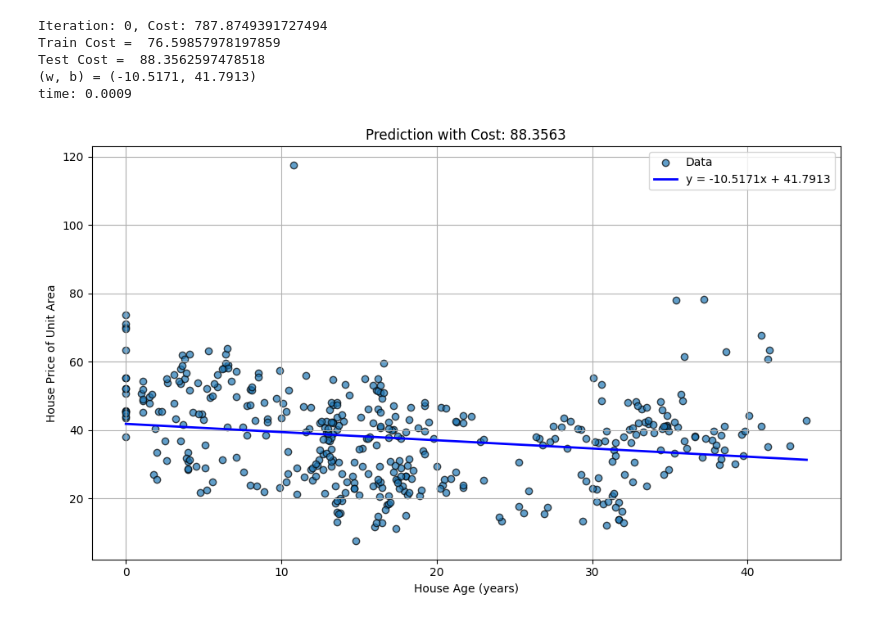
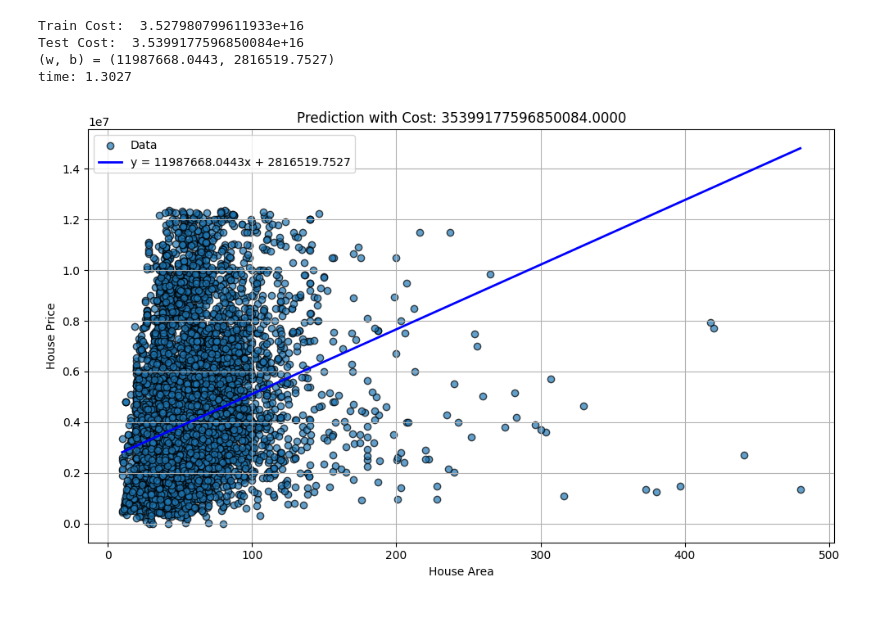
Before and after one commit to bp2881/machinelearning-algo, a Jupyter notebook: LinearRegression_ov.ipynb, the cells around one changed output. Drawn from its saved outputs; the diff is of its cells as text; code cells hidden in the pictures.

```diff
--- a/LinearRegression_ov.ipynb
+++ b/LinearRegression_ov.ipynb
@@ -59,32 +33,32 @@ def predict(lr, n_iters, x_train, y_train, x_test, y_test):
 # %%
 if __name__ == "__main__":
     # Data Processing
     ## Train on processed data and test on actual data
-    train_data = pd.read_csv("RealEstate.csv")
-    test_data = pd.read_csv("RealEstate_old.csv")
+    data = pd.read_csv("house_price.csv")
+    # 70 : 30 ratio
+    train_data = data[:7950705]
+    test_data = data[7950705:]
 
-    x_train_total = train_data['X2.house.age'].to_numpy()
-    y_train_total = train_data['Y.house.price.of.unit.area'].to_numpy()
+    x_train_total = train_data['area'].to_numpy()
+    y_train_total = train_data['price'].to_numpy()
 
-    x_test_total = test_data['X2 house age'].to_numpy()
-    y_test_total = test_data['Y house price of unit area'].to_numpy()
+    x_test_total = test_data['area'].to_numpy()
+    y_test_total = test_data['price'].to_numpy()
 
 
     # Normalization
-    scaling = lambda x: (x - x.min()) / (x.max() - x.min())
+    x_min, x_max = x_train_total.min(), x_train_total.max()
+    scaling = lambda x: (x - x_min) / (x_max - x_min)
 
-    x_train = scaling(x_train_total).astype(np.float64)
-    x_test = scaling(x_test_total).astype(np.float64)
+    x_train = scaling(x_train_total).astype(np.float64).reshape(-1, 1)
+    x_test = scaling(x_test_total).astype(np.float64).reshape(-1, 1)
     y_train = y_train_total.astype(np.float64)
     y_test = y_test_total.astype(np.float64)
 
-    lr = 0.1
-    n_iters = 500
-    predict(lr, n_iters, x_train, y_train, x_test, y_test)
+    predict(x_train[:10000], y_train[:10000], x_test[:10000], y_test[:10000])
 # %% [output]
-Iteration: 0, Cost: 787.8749391727494
-Train Cost =  76.59857978197859
-Test Cost =  88.3562597478518
-(w, b) = (-10.5171, 41.7913)
-time: 0.0009
+Train Cost:  3.527980799611933e+16
+Test Cost:  3.5399177596850084e+16
+(w, b) = (11987668.0443, 2816519.7527)
+time: 1.3027
-[figure, old version]
+[figure, new version]
```
Also changed, not shown: parts of 4 cells of this notebook, 11 other files.
